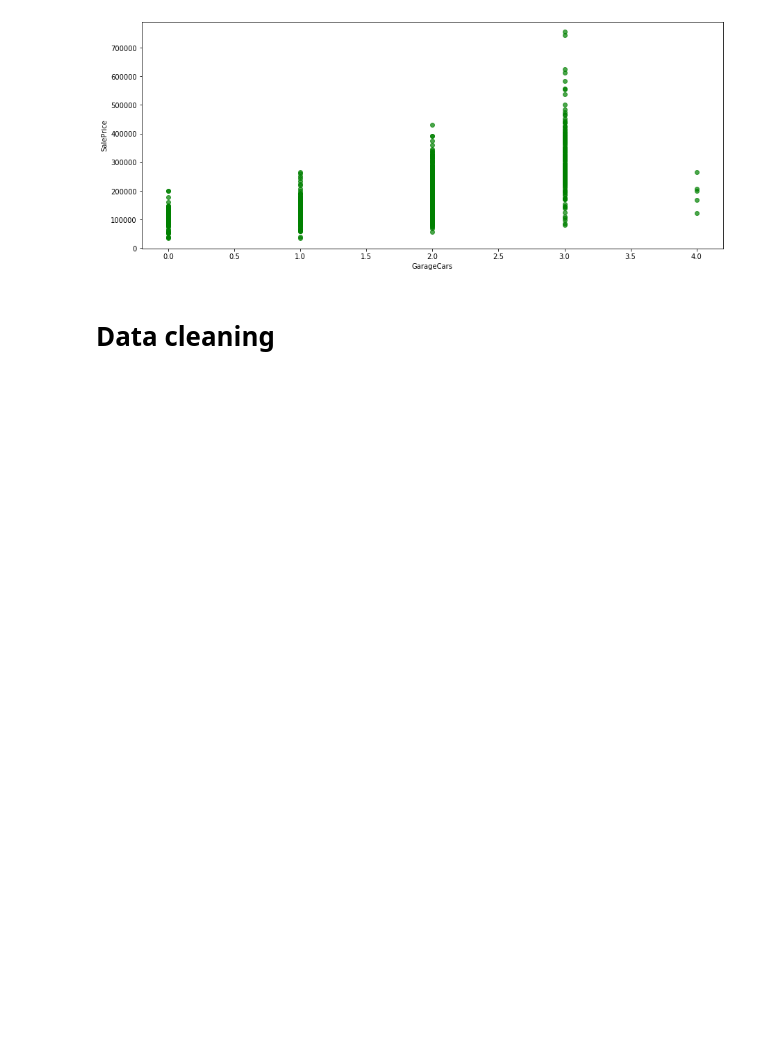
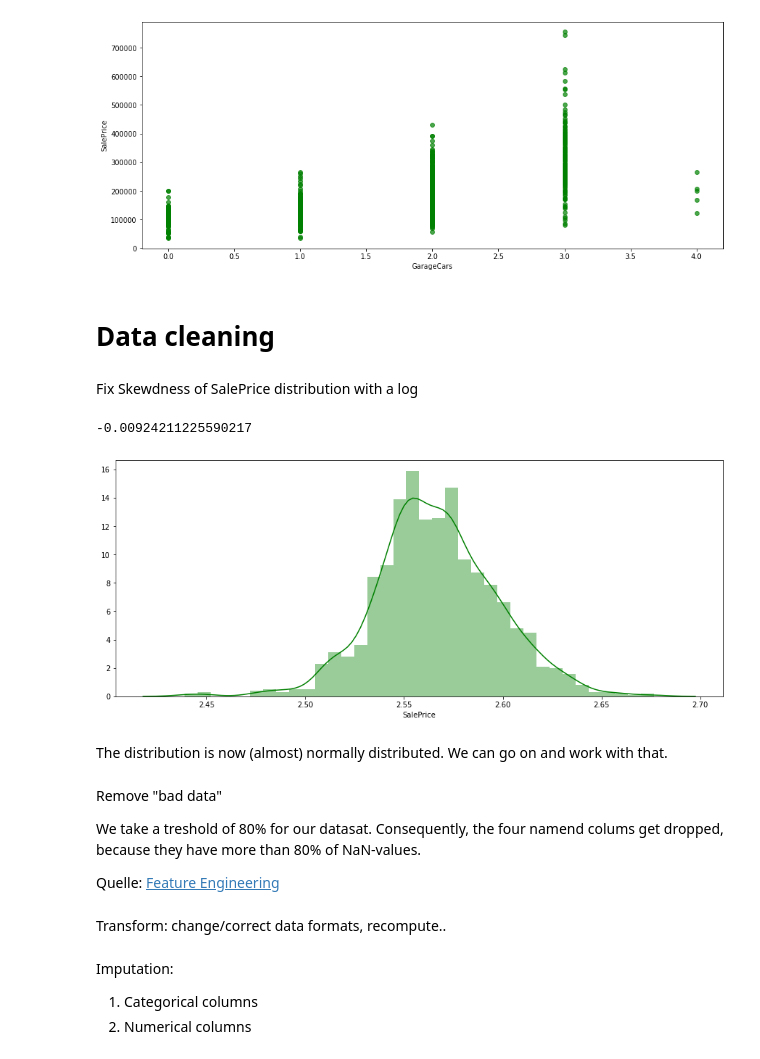
Before and after one commit to apfoertn/Kaggle_Challenge, a Jupyter notebook: Kaggle.ipynb, the cells around one changed output. Drawn from its saved outputs; the diff is of its cells as text; code cells hidden in the pictures; blank space fills up the shorter version.

```diff
--- a/Kaggle.ipynb
+++ b/Kaggle.ipynb
@@ -408,3 +415,27 @@ plt.show()
 [figure]
 # %% [markdown]
 # Data cleaning
+# %% [markdown]
+Fix Skewdness of SalePrice distribution with a log
+# %%
+train.SalePrice = np.log1p(train.SalePrice)
+# %%
+train.SalePrice.skew()
+# %% [output]
+-0.00924211225590217
+# %%
+df2 = train.SalePrice.sort_values(ascending = False)
+# %%
+plt.figure(figsize=[15,6])
+sns.distplot(df2, color='green')
+plt.show()
+# %% [output]
+[figure, added]
+# %% [markdown]
+The distribution is now (almost) normally distributed. We can go on and work with that.
+# %% [markdown]
+Remove "bad data"
+
+We take a treshold of 80% for our datasat. Consequently, the four namend colums get dropped, because they have more than 80% of NaN-values.
+
+Quelle: [Feature Engineering](https://towardsdatascience.com/feature-engineering-for-machine-learning-3a5e293a5114)
@@ -410,0 +444,6 @@ plt.show()
+# %% [markdown]
+Transform: change/correct data formats, recompute..
+# %% [markdown]
+Imputation:
+1. Categorical columns
+2. Numerical columns
```
Also changed, not shown: parts of 8 cells of this notebook.
